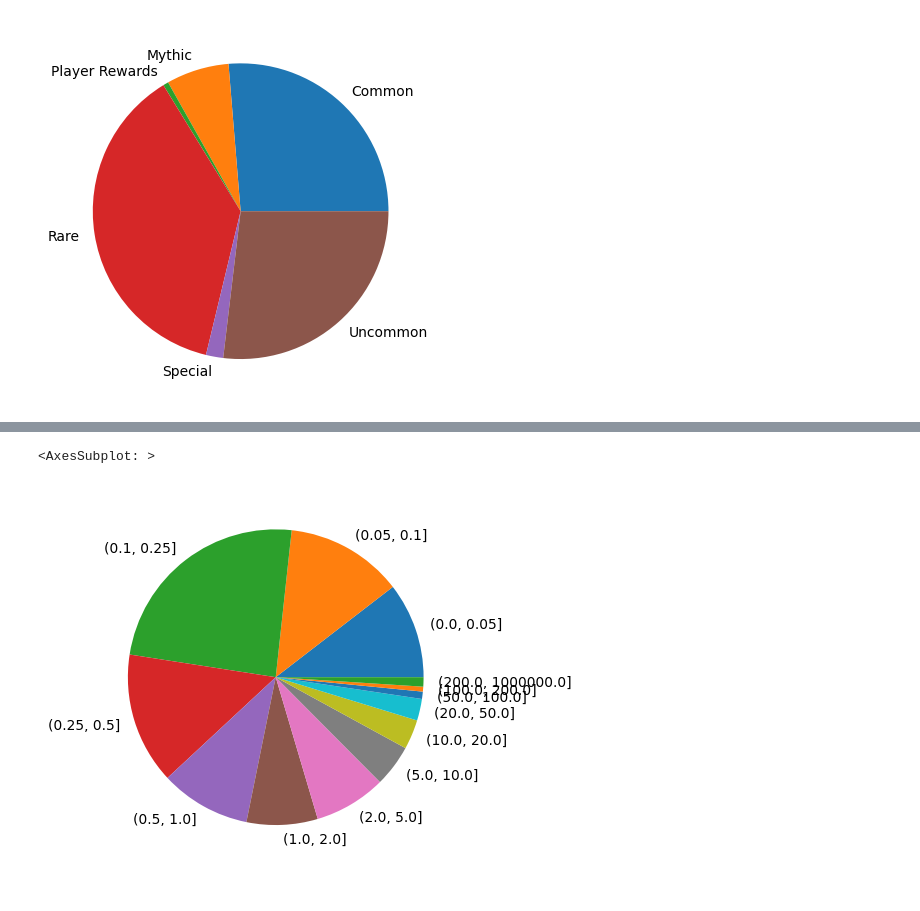
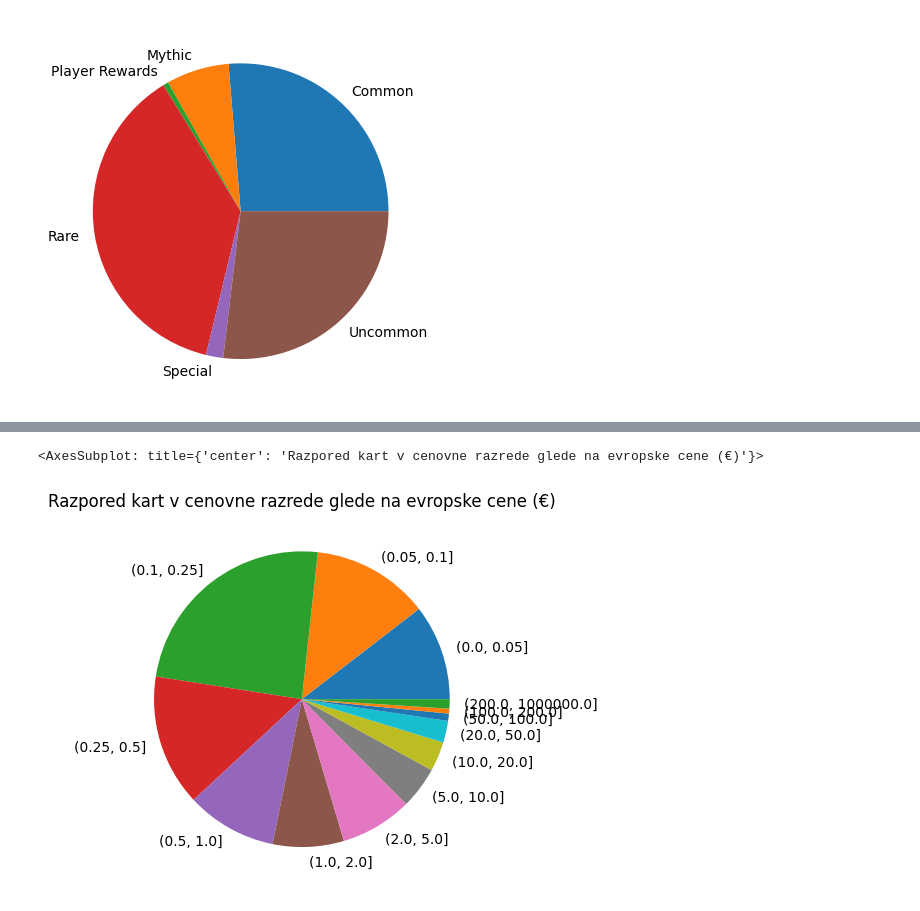
Before and after one commit to MightyOwler/Analiza-podatkov, a Jupyter notebook: AnalizaPodatkov.ipynb, the cells around one changed output, grey strips where cells are left out. Cells and saved outputs as stored; diff of their text form; code cells hidden in the pictures.

```diff
--- a/AnalizaPodatkov.ipynb
+++ b/AnalizaPodatkov.ipynb
@@ -18,11 +33,12 @@ delezi_redkosti.plot(kind="pie")
 # %%
 cenovni_razredi_kart = np.array([0, 0.05, 0.10, 0.25, 0.5, 1, 2, 5, 10, 20, 50, 100, 200, 1000000])
 podatki_po_ceni_eu = podatkovna_baza.groupby(pd.cut(podatkovna_baza["povprecje_eu"], cenovni_razredi_kart)).size()
-podatki_po_ceni_us = podatkovna_baza.groupby(pd.cut(podatkovna_baza["povprecna_cena"], cenovni_razredi_kart)).size()
+
 #pd.merge(podatki_po_ceni_eu, podatki_po_ceni_us).plot(kind = "bar")
-podatki_po_ceni_eu.plot(kind = "pie")
+podatki_po_ceni_eu.plot(kind = "pie", title='Razpored kart v cenovne razrede glede na evropske cene (€)')
+
 
 # Tukaj je treba porihtati, da dobimo primerjavo ameriških cenovnih razredov z evropskimi
 # %% [output]
-<AxesSubplot: >
+<AxesSubplot: title={'center': 'Razpored kart v cenovne razrede glede na evropske cene (€)'}>
-[figure, old version]
+[figure, new version]
```
Also changed, not shown: parts of 10 cells of this notebook, 5 other files.
